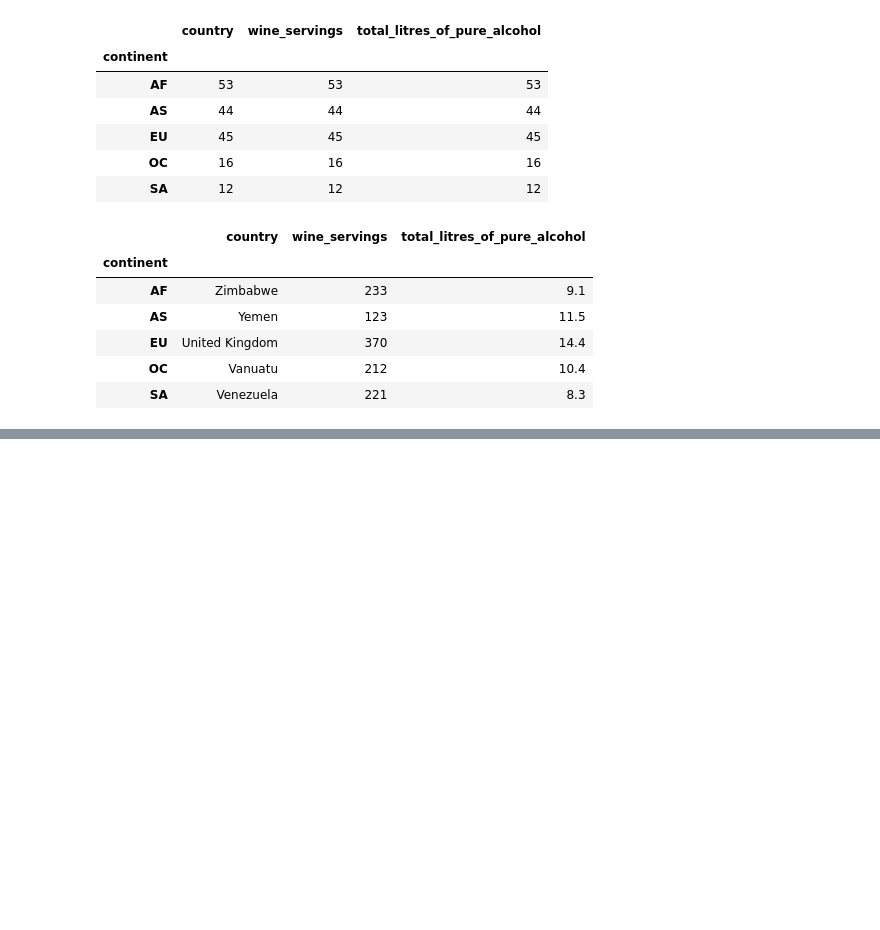
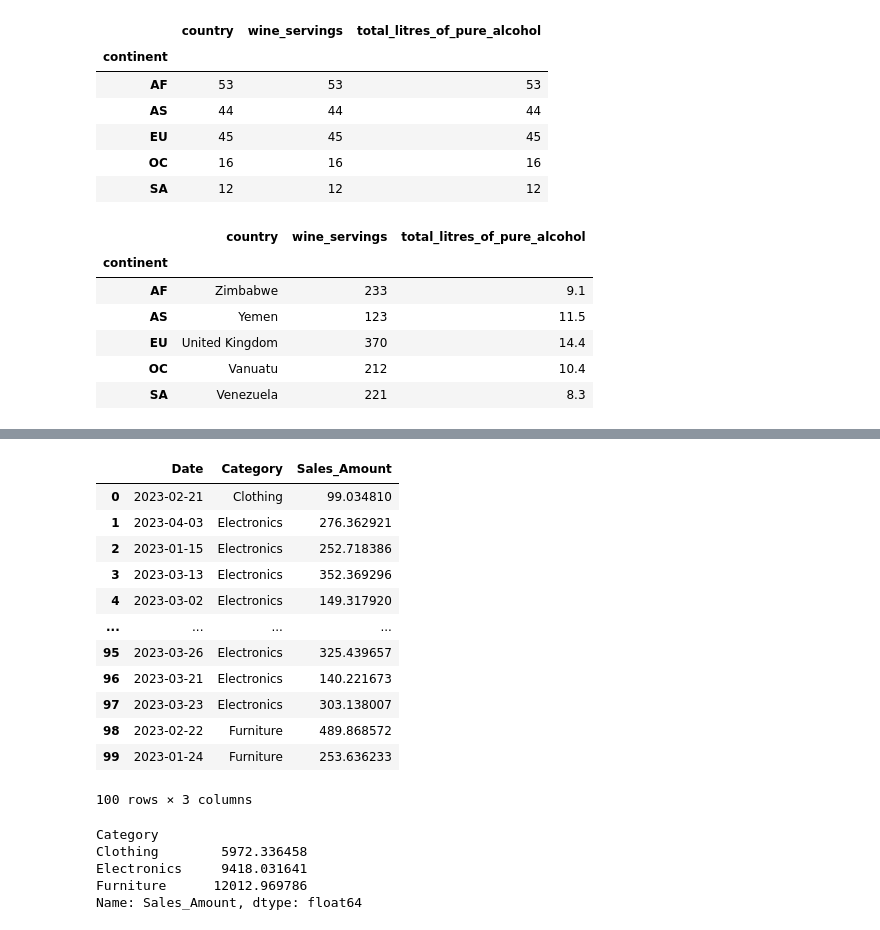
Before and after one commit to ProgressBG-Python-Course/JupyterNotebooksExamples, a Jupyter notebook: Notebooks/numpy_and_pandas/pandas/DataFrameGroupby.ipynb, the cells around one changed output, grey strips where cells are left out. Cells and saved outputs as stored; diff of their text form; code cells hidden in the pictures; blank space fills up the shorter version.

```diff
--- a/Notebooks/numpy_and_pandas/pandas/DataFrameGroupby.ipynb
+++ b/Notebooks/numpy_and_pandas/pandas/DataFrameGroupby.ipynb
@@ -127,0 +173,36 @@ continents_group.nth([1,-1])
+# %%
+# Generate sample sales data
+np.random.seed(42)
+dates = pd.date_range('2023-01-01', periods=100, freq='D')
+categories = ['Electronics', 'Clothing', 'Furniture']
+sales_data = {
+    'Date': np.random.choice(dates, 100),
+    'Category': np.random.choice(categories, 100),
+    'Sales_Amount': np.random.uniform(20, 500, 100)
+}
+df_sales = pd.DataFrame(sales_data)
+df_sales
+# %% [output]
+|  | Date | Category | Sales_Amount |
+| 0 | 2023-02-21 | Clothing | 99.034810 |
+| 1 | 2023-04-03 | Electronics | 276.362921 |
+| 2 | 2023-01-15 | Electronics | 252.718386 |
+| 3 | 2023-03-13 | Electronics | 352.369296 |
+| 4 | 2023-03-02 | Electronics | 149.317920 |
+| ... | ... | ... | ... |
+| 95 | 2023-03-26 | Electronics | 325.439657 |
+| 96 | 2023-03-21 | Electronics | 140.221673 |
+| 97 | 2023-03-23 | Electronics | 303.138007 |
+| 98 | 2023-02-22 | Furniture | 489.868572 |
+| 99 | 2023-01-24 | Furniture | 253.636233 |
+100 rows × 3 columns
+# %%
+# Group by 'Category' and calculate total sales
+grouped_sales = df_sales.groupby('Category')['Sales_Amount'].sum()
+grouped_sales
+# %% [output]
+Category
+Clothing        5972.336458
+Electronics     9418.031641
+Furniture      12012.969786
+Name: Sales_Amount, dtype: float64
```
Also changed, not shown: parts of 17 cells of this notebook.
